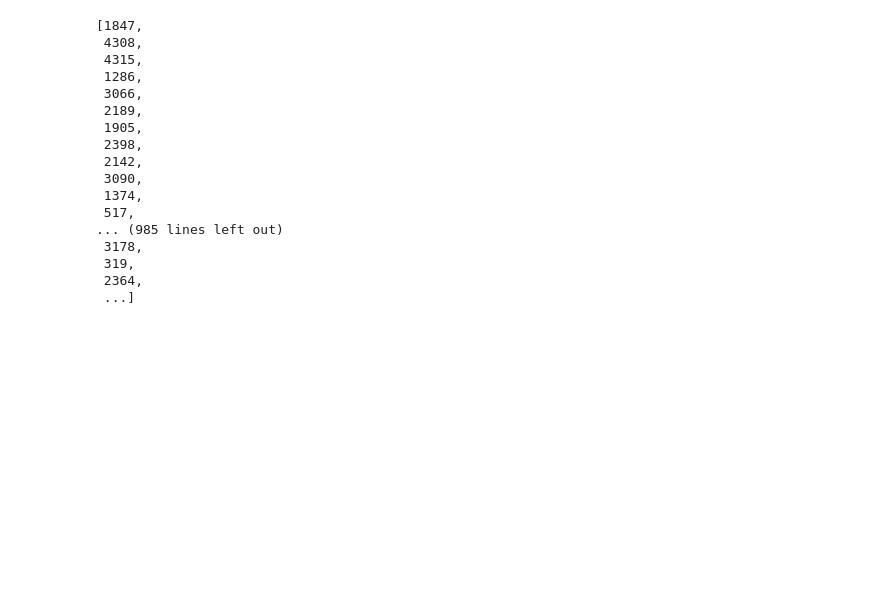
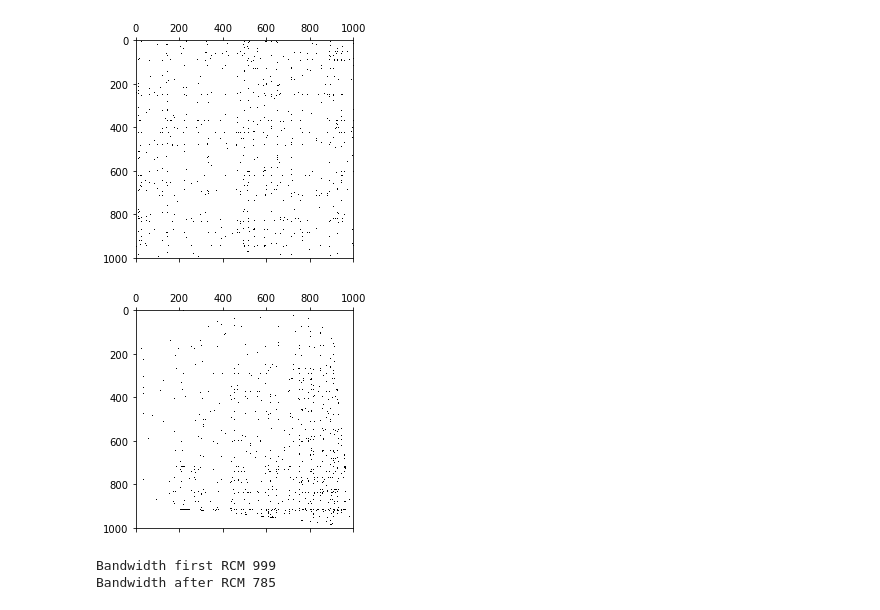
Before and after one commit to Dado1513/transactionalDataCAHD, a Jupyter notebook: test_rcm_with_online_retail_trans.ipynb, the cells around one changed output. Saved outputs shown, nothing was run; the diff lists cells and outputs as text; code cells hidden in the pictures; blank space fills up the shorter version.

Commit message:
add random selecting column

```diff
--- a/test_rcm_with_online_retail_trans.ipynb
+++ b/test_rcm_with_online_retail_trans.ipynb
@@ -96,20 +46,44 @@ while len(sequence_random) <= 1500:
-# %%
-sequence_random
-# %% [output]
-[1847,
- 4308,
- 4315,
- 1286,
- 3066,
- 2189,
- 1905,
- 2398,
- 2142,
- 3090,
- 1374,
- 517,
-... (985 lines left out)
- 3178,
- 319,
- 2364,
- ...]
+# %%
+file = open("lista_items.txt", "r")
+items = file.read().splitlines()
+#items[:1500]
+
+# permutazione random e prendo i primi 1000 elementi di row e column
+random_column = np.random.permutation(df.shape[1])[:1000]
+random_row = np.random.permutation(df.shape[0])[:1000]
+items_select = [items[i] for i in random_column] # recupero gli item selezionati
+#items_new
+df_to_test = df.iloc[random_row][random_column];
+#df_to_test
+#items_new
+
+
+#first RCM
+plt.spy(df_to_test)
+plt.show()
+
+# after RCM
+# prima di fare questo devo separare l'item sensibile per farlo funzionare come si deve
+sparse = csr_matrix(df_to_test)
+order = reverse_cuthill_mckee(sparse)
+# ora devo prendere gli item selzionati prima e riordinarli ancora
+# secondo quello scritto in order quindi
+items_final = [items_select[i] for i in order]
+column_reordered = [df_to_test.columns[i] for i in order]
+df_to_test_band = df_to_test.iloc[order][column_reordered]
+plt.spy(df_to_test_band)
+plt.show()
+
+# dataframe inizale
+[i,j]=np.where(df_to_test == 1)
+bw = max(i-j) +1
+print("Bandwidth first RCM",bw)
+# dataframe dopo RCM
+[i,j]=np.where(df_to_test.iloc[order][column_reordered] == 1)
+bw = max(i-j) +1
+print("Bandwidth after RCM",bw)
+# %% [output]
+[figure, added]
+[figure, added]
+Bandwidth first RCM 999
+Bandwidth after RCM 785
```
Also changed, not shown: parts of 18 cells of this notebook.
